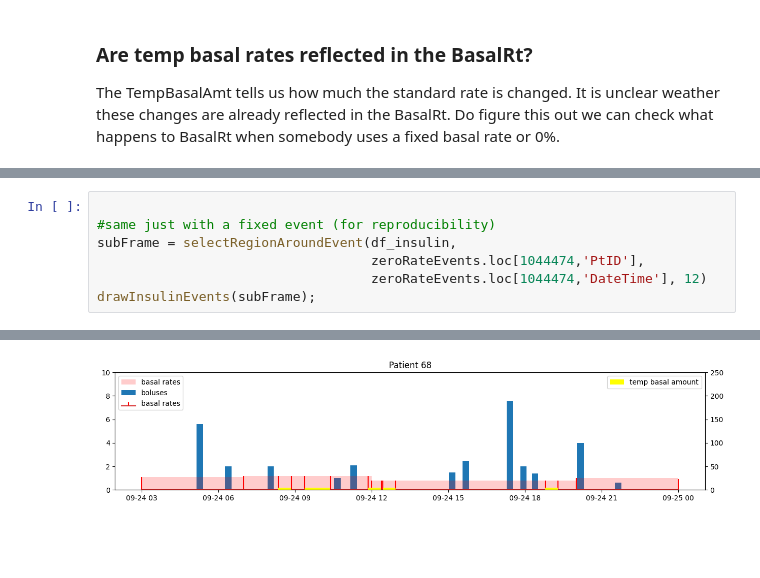
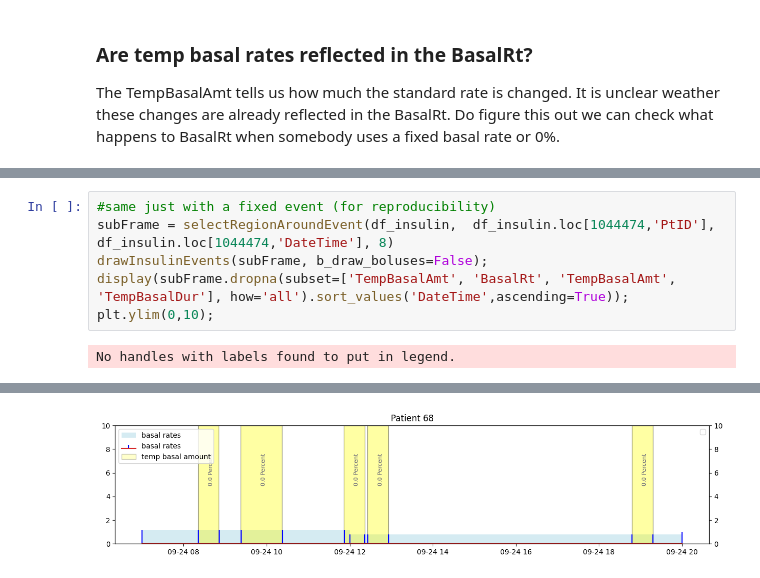
Before and after one commit to nudgebg/egvinsulin, a Jupyter notebook: notebooks/understand-flair-dataset/understand-flair-dataset.ipynb, the cells around one changed output, grey strips where cells are left out. Cells and saved outputs as stored; diff of their text form; blank space fills up the shorter version.

Commit message:
[20-understand-datasets] Reconstruct true basal rates in Flair dataset

```diff
--- a/notebooks/understand-flair-dataset/understand-flair-dataset.ipynb
+++ b/notebooks/understand-flair-dataset/understand-flair-dataset.ipynb
@@ -300,8 +345,7 @@ drawInsulinEvents(subFrame)
 # %%
-
 #same just with a fixed event (for reproducibility)
-subFrame = selectRegionAroundEvent(df_insulin,
-                                   zeroRateEvents.loc[1044474,'PtID'],
-                                   zeroRateEvents.loc[1044474,'DateTime'], 12)
-drawInsulinEvents(subFrame);
+subFrame = selectRegionAroundEvent(df_insulin,  df_insulin.loc[1044474,'PtID'],  df_insulin.loc[1044474,'DateTime'], 8)
+drawInsulinEvents(subFrame, b_draw_boluses=False);
+display(subFrame.dropna(subset=['TempBasalAmt', 'BasalRt', 'TempBasalAmt', 'TempBasalDur'], how='all').sort_values('DateTime',ascending=True)); plt.ylim(0,10);
 # %% [output]
+No handles with labels found to put in legend.
@@ -308 +369 @@ drawInsulinEvents(subFrame);
-[figure, old version]
+[figure, new version]
```
Also changed, not shown: parts of 25 cells of this notebook.
